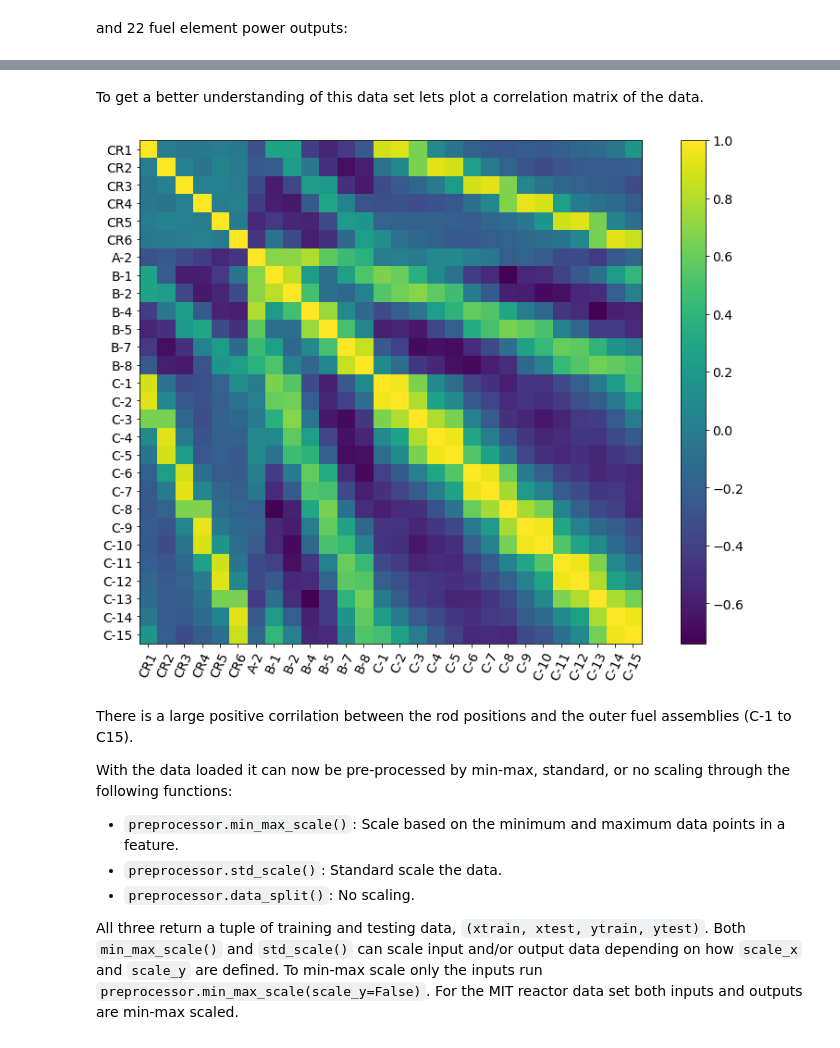
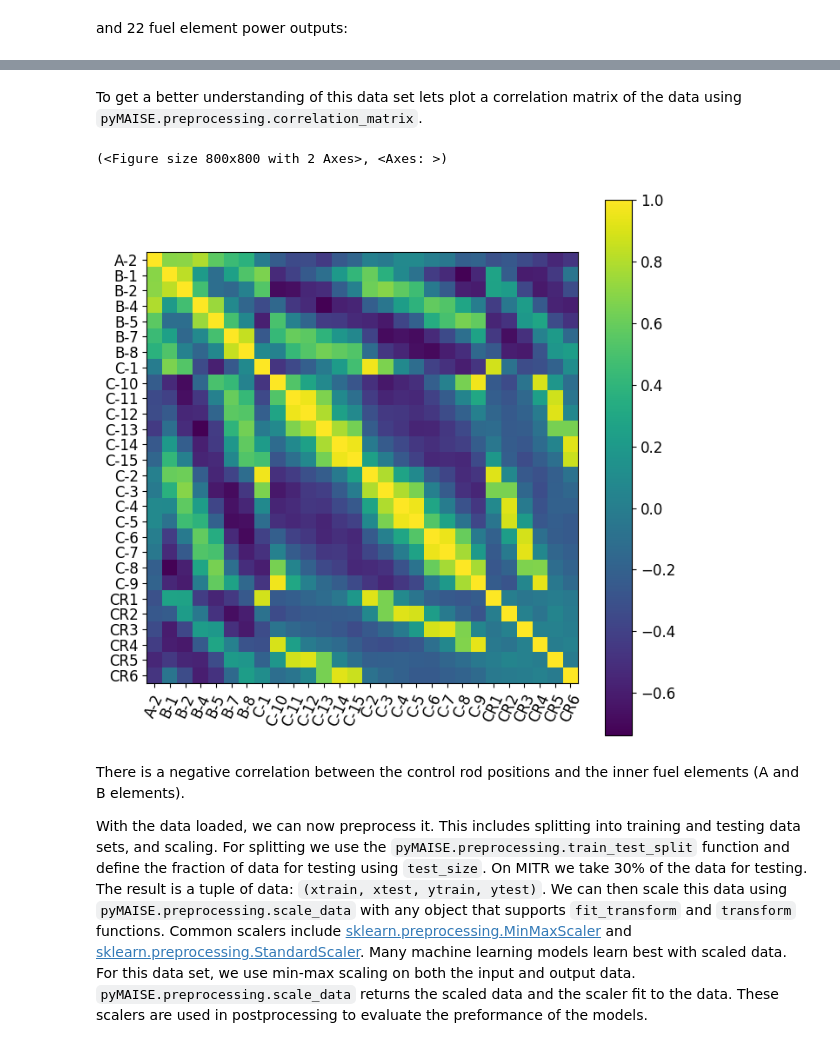
Before and after one commit to myerspat/pyMAISE, a Jupyter notebook: docs/source/examples/mit_reactor.ipynb, the cells around one changed output, grey strips where cells are left out. Drawn from its saved outputs; the diff is of its cells as text; code cells hidden in the pictures.

Commit message:
updated MITR

```diff
--- a/docs/source/examples/mit_reactor.ipynb
+++ b/docs/source/examples/mit_reactor.ipynb
@@ -11,16 +15,15 @@ The MIT reactor data set represents the institution’s light-water-cooled 6 MW
 # %%
-import pyMAISE as mai
 import time
+import cv2
+import numpy as np
 import matplotlib.pyplot as plt
-import pandas as pd
-import numpy as np
-import cv2
 from scipy.stats import uniform, randint
-from sklearn.model_selection import ShuffleSplit
+from sklearn.preprocessing import MinMaxScaler
 
 # Plot settings
 matplotlib_settings = {
-    "font.size": 14,
-    "legend.fontsize": 12,
+    "font.size": 12,
+    "legend.fontsize": 11,
+    "figure.figsize": (8, 8)
 }
 plt.rcParams.update(**matplotlib_settings)
@@ -54,5 +58,5 @@ As stated the MIT reactor data set has a provided loading function, `load_MITR()
 # %%
-preprocessor = mai.load_MITR()
+data, inputs, outputs = load_MITR()
 # %% [markdown]
 The MIT reactor data set has 6 inputs; one for each control rod position:
 # %%
@@ -79,18 +104,12 @@ preprocessor.outputs.head()
 # %% [markdown]
-To get a better understanding of this data set lets plot a correlation matrix of the data.
+To get a better understanding of this data set lets plot a correlation matrix of the data using `pyMAISE.preprocessing.correlation_matrix`.
 # %%
-fig, ax = plt.subplots(figsize=(15,10))
-fig, ax = preprocessor.correlation_matrix(fig=fig, ax=ax)
+correlation_matrix(data)
 # %% [output]
+(<Figure size 800x800 with 2 Axes>, <Axes: >)
-[figure, old version]
+[figure, new version]
 # %% [markdown]
-There is a large positive corrilation between the rod positions and the outer fuel assemblies (C-1 to C15).
+There is a negative correlation between the control rod positions and the inner fuel elements (A and B elements).
 
-With the data loaded it can now be pre-processed by min-max, standard, or no scaling through the following functions:
-
-- `preprocessor.min_max_scale()`: Scale based on the minimum and maximum data points in a feature.
-- `preprocessor.std_scale()`: Standard scale the data.
-- `preprocessor.data_split()`: No scaling.
-
-All three return a tuple of training and testing data, `(xtrain, xtest, ytrain, ytest)`. Both `min_max_scale()` and `std_scale()` can scale input and/or output data depending on how `scale_x` and `scale_y` are defined. To min-max scale only the inputs run `preprocessor.min_max_scale(scale_y=False)`. For the MIT reactor data set both inputs and outputs are min-max scaled.
+With the data loaded, we can now preprocess it. This includes splitting into training and testing data sets, and scaling. For splitting we use the `pyMAISE.preprocessing.train_test_split` function and define the fraction of data for testing using `test_size`. On MITR we take 30% of the data for testing. The result is a tuple of data: `(xtrain, xtest, ytrain, ytest)`. We can then scale this data using `pyMAISE.preprocessing.scale_data` with any object that supports `fit_transform` and `transform` functions. Common scalers include [sklearn.preprocessing.MinMaxScaler](https://scikit-learn.org/stable/modules/generated/sklearn.preprocessing.MinMaxScaler.html) and [sklearn.preprocessing.StandardScaler](https://scikit-learn.org/stable/modules/generated/sklearn.preprocessing.StandardScaler.html#sklearn.preprocessing.StandardScaler). Many machine learning models learn best with scaled data. For this data set, we use min-max scaling on both the input and output data. `pyMAISE.preprocessing.scale_data` returns the scaled data and the scaler fit to the data. These scalers are used in postprocessing to evaluate the preformance of the models.
 # %%
```
Also changed, not shown: parts of 36 cells of this notebook.
